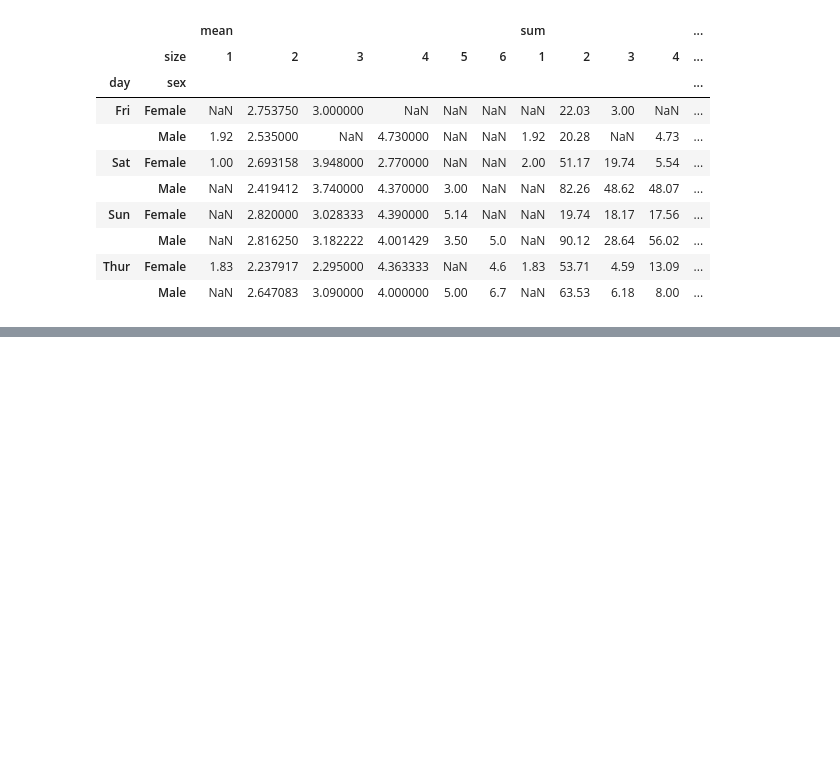
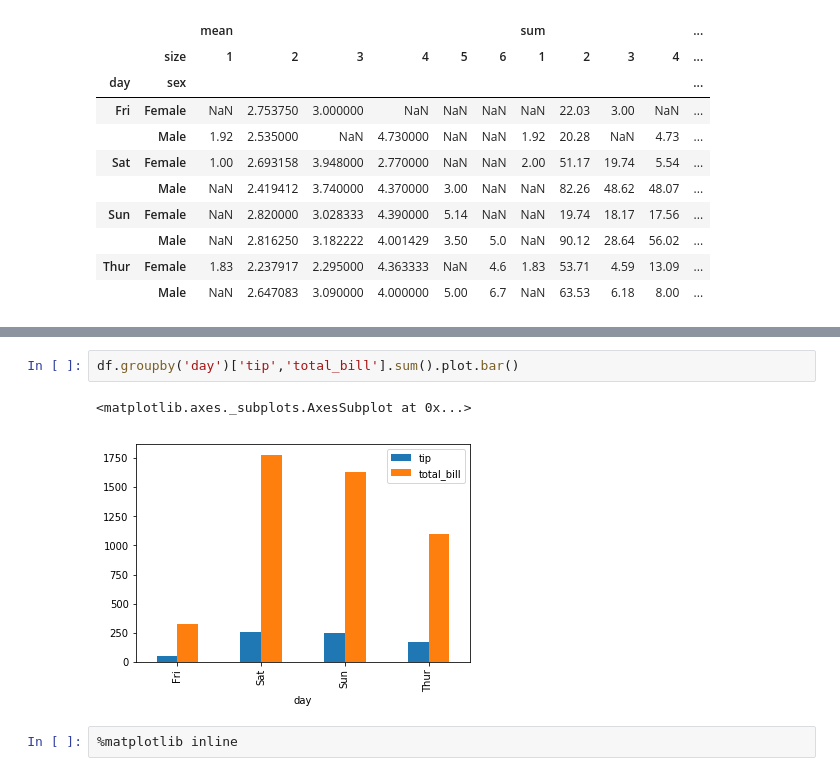
Before and after one commit to srikanth-neelam/DS_21_MAR_2019, a Jupyter notebook: Pandas_Tips.ipynb, the cells around one changed output, grey strips where cells are left out. Drawn from its saved outputs; the diff is of its cells as text; blank space fills up the shorter version.

```diff
--- a/Pandas_Tips.ipynb
+++ b/Pandas_Tips.ipynb
@@ -106,0 +130,7 @@ df.pivot_table(index=['day','sex'], columns='size', values='tip',aggfunc=[np.mea
+# %%
+df.groupby('day')['tip','total_bill'].sum().plot.bar()
+# %% [output]
+<matplotlib.axes._subplots.AxesSubplot at 0x...>
+[figure, added]
+# %%
+%matplotlib inline
```
Also changed, not shown: parts of 2 cells of this notebook, 4 other files.
